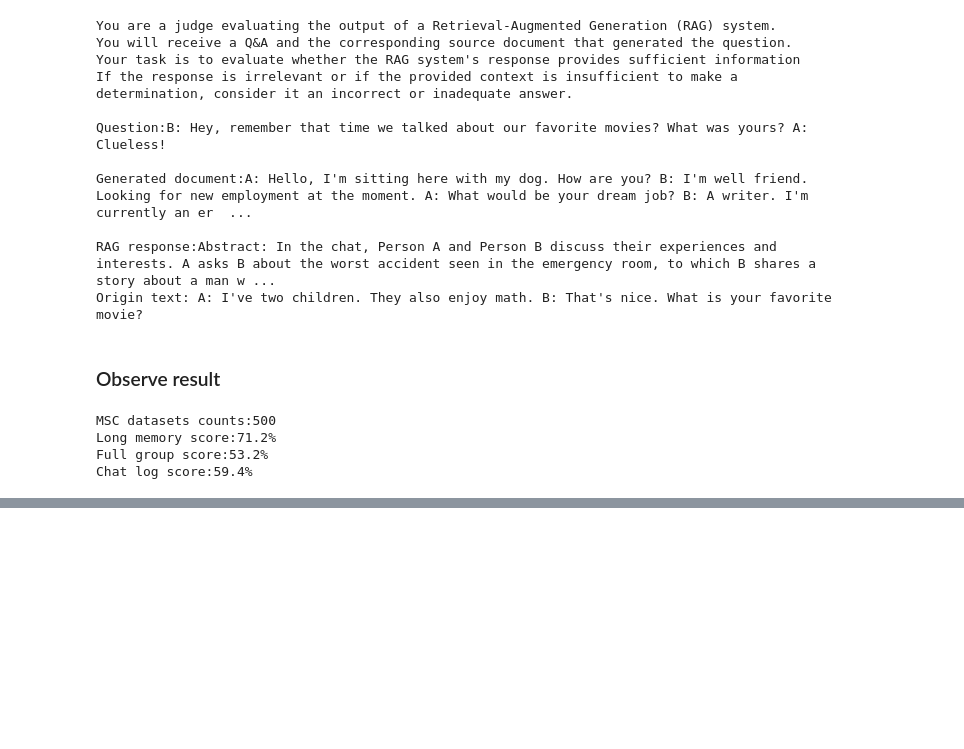
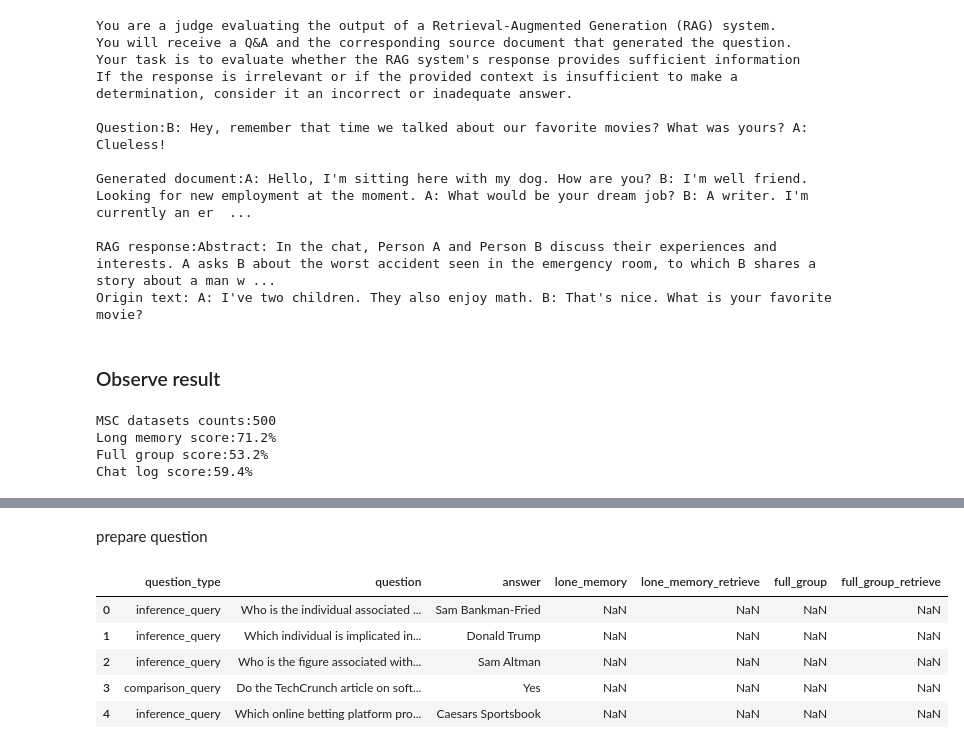
Before and after one commit to Intelligent-Systems-Lab/REMIND, a Jupyter notebook: long_memory/evaluation.ipynb, the cells around one changed output, grey strips where cells are left out. Drawn from its saved outputs; the diff is of its cells as text; code cells hidden in the pictures; blank space fills up the shorter version.

Commit message:
:construction: eval as RAG system

```diff
--- a/long_memory/evaluation.ipynb
+++ b/long_memory/evaluation.ipynb
@@ -510,0 +638,23 @@ Chat log score:59.4%
+# %%
+group_list = []
+start = 0
+for group in classify_group:
+    group_child = []
+    for text in group:
+        child_node = {
+            "text":text,
+            "vector":embeddings[start]
+        }
+        group_child.append(child_node)
+    group_full_text = ' '.join(group)
+    summary = summary_group(title=multihop_database[0]['title'], content=group_full_text)
+    group_node = {
+        "description":summary,
+        "child":group_child
+    }
+    group_list.append(group_node)
+# %%
+from component import LongMemory
+m = LongMemory()
+for group in group_list:
+    m.add_group_memory(group)
@@ -510,0 +807,29 @@ Chat log score:59.4%
+# %% [markdown]
+prepare question
+# %%
+import pandas as pd
+
+eval_df = pd.DataFrame()
+
+eval_df['question_type'] = None
+eval_df['question'] = None
+eval_df['answer'] = None
+eval_df['long_memory'] = None
+eval_df['long_memory_retrieve'] = None
+eval_df['full_group'] = None
+eval_df['full_group_retrieve'] = None
+# %%
+multihop_evaluation[0]['query']
+for i, data in enumerate(multihop_evaluation):
+    eval_df.loc[i, 'question_type'] = data['question_type']
+    eval_df.loc[i, 'question'] = data['query']
+    eval_df.loc[i, 'answer'] = data['answer']
+# %%
+eval_df.head()
+# %% [output]
+|  | question_type | question | answer | lone_memory | lone_memory_retrieve | full_group | full_group_retrieve |
+| 0 | inference_query | Who is the individual associated ... | Sam Bankman-Fried | NaN | NaN | NaN | NaN |
+| 1 | inference_query | Which individual is implicated in... | Donald Trump | NaN | NaN | NaN | NaN |
+| 2 | inference_query | Who is the figure associated with... | Sam Altman | NaN | NaN | NaN | NaN |
+| 3 | comparison_query | Do the TechCrunch article on soft... | Yes | NaN | NaN | NaN | NaN |
+| 4 | inference_query | Which online betting platform pro... | Caesars Sportsbook | NaN | NaN | NaN | NaN |
```
Also changed, not shown: parts of 32 cells of this notebook, 1 other file.
